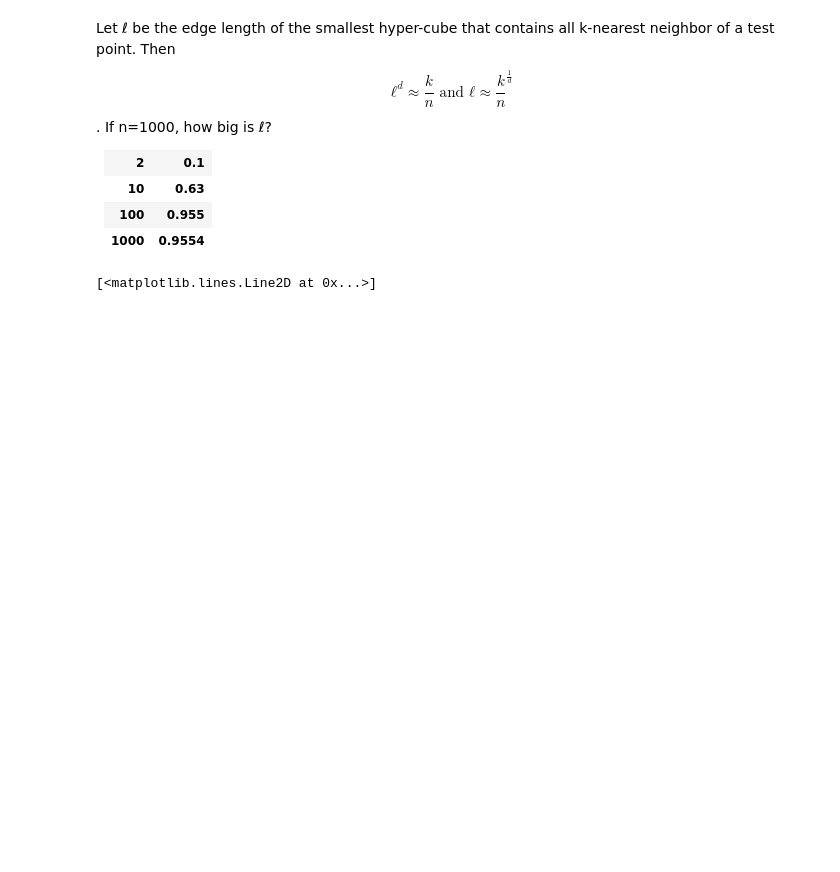
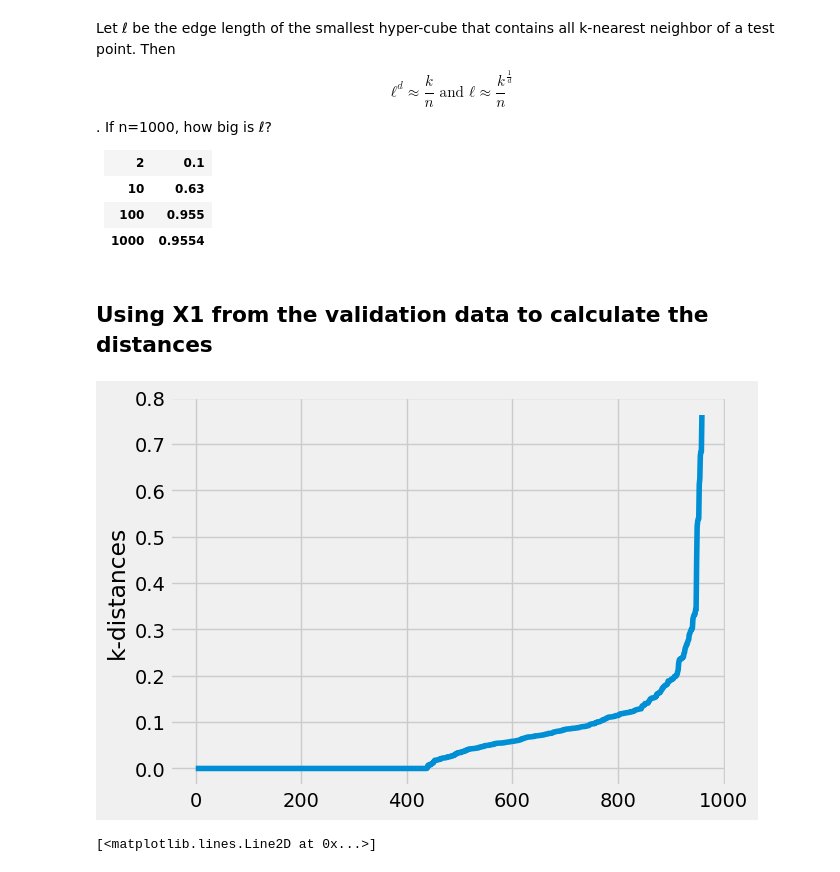
Before and after one commit to setrar/MALIS, a Jupyter notebook: projects/proj1/experiments.ipynb, the cells around one changed output. Saved outputs shown, nothing was run; the diff lists cells and outputs as text; code cells hidden in the pictures; blank space fills up the shorter version.

```diff
--- a/projects/proj1/experiments.ipynb
+++ b/projects/proj1/experiments.ipynb
@@ -204,6 +204,29 @@ $$
         <tr><th>100</th><th>0.955</th></tr>
         <tr><th>1000</th><th>0.9554</th></tr>
 </table>
+# %% [markdown]
+## Using X1 from the validation data to calculate the distances
+# %%
+def k_distances2(x, k):
+    dim0 = x.shape[0]
+    dim1 = x.shape[1]
+    PP = np.repeat( np.sum(x**2, axis=1),dim0,axis=0 ).reshape(dim0,dim0)
+    p =-2*x.dot(x.T)+np.sum(x**2, axis=1).T+PP
+
+    p = np.sqrt(p)
+    p.sort(axis=1)
+    p=p[:,:k]
+    pm= p.flatten()
+    pm= np.sort(pm)
+    return p, pm
+# %%
+m, m2= k_distances2(X1, 2)
+plt.plot(m2)
+plt.ylabel("k-distances")
+plt.grid(True)
+plt.show()
+# %% [output]
+[figure, added]
 # %%
 from scipy.spatial import minkowski_distance
 import matplotlib.pyplot as plt
```
Also changed, not shown: 1 other file.
